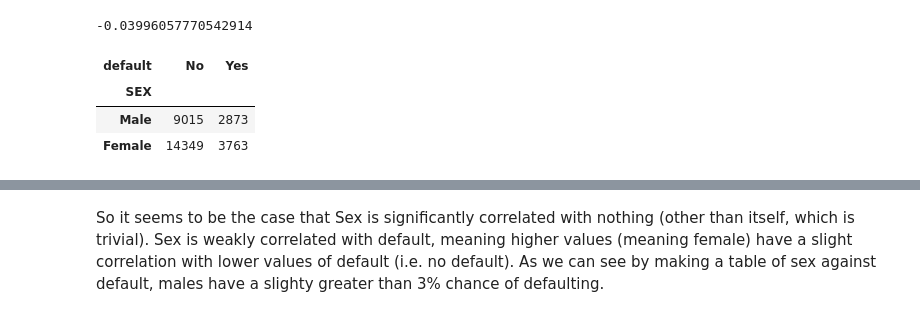
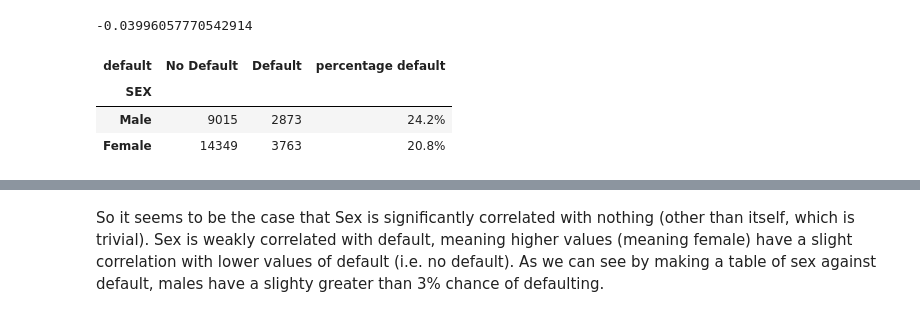
Before and after one commit to gblinick/Predicting-Credit-Card-Default-in-sci-kit-learn, a Jupyter notebook: EDA/EDA Scratchpad.ipynb, the cells around one changed output, grey strips where cells are left out. Saved outputs shown, nothing was run; the diff lists cells and outputs as text; code cells hidden in the pictures.

```diff
--- a/EDA/EDA Scratchpad.ipynb
+++ b/EDA/EDA Scratchpad.ipynb
@@ -270,3 +255,27 @@ In looking at the variables, we will do a few things. We will produce summary st
+# %%
+def get_info(var, bins=10, rwidth=0.5):
+    data[var].hist(bins=bins, rwidth=rwidth, density=True)
+    data[[var]].plot(kind='box')
+    print(data[var].describe())
+
+def corr_2_cols(Col1, Col2):
+    res = data.groupby([Col1, Col2]).size().unstack()
+    res['percentage'] = (res[res.columns[1]]/(res[res.columns[0]] + res[res.columns[1]]))
+    res['percentage'] = pd.Series(["{0:.1f}%".format(val * 100) for val in res['percentage']], index=res.index)
+    return res
+
+def relationship_with_default(column):
+    res = data.groupby([column, 'default']).size().unstack()
+    res.rename(columns={0:"No Default", 1:"Default"}, inplace=True)
+    res['percentage default'] = (res[res.columns[1]]/(res[res.columns[0]] + res[res.columns[1]]))
+    res['percentage default'] = pd.Series(["{0:.1f}%".format(val * 100) for val in res['percentage default']], index=res.index)
+    return res
+
+def check_significant_correlation(var):
+    c = data.corr()[var]
+    so = c.sort_values()
+    new = so[abs(so) > 0.1]
+    print(new)
 # %% [markdown]
 ### Categorical Variables
 # %% [markdown]
@@ -309,13 +310,12 @@ c
 # %% [output]
 -0.03996057770542914
 # %%
-gender = data.groupby(['SEX', 'default']).size().unstack(['default'])
-gender.rename(columns={0:"No", 1:"Yes"}, inplace=True)
-gender.rename(index = {1:"Male", 2:"Female"}, inplace=True)
-gender
+sex_and_default = relationship_with_default('SEX')
+sex_and_default.rename(index = {1:"Male", 2:"Female"}, inplace=True)
+sex_and_default
 # %% [output]
-| default | No | Yes |
-| SEX |  |  |
-| Male | 9015 | 2873 |
-| Female | 14349 | 3763 |
+| default | No Default | Default | percentage default |
+| SEX |  |  |  |
+| Male | 9015 | 2873 | 24.2% |
+| Female | 14349 | 3763 | 20.8% |
 # %%
```
Also changed, not shown: parts of 67 cells of this notebook.
